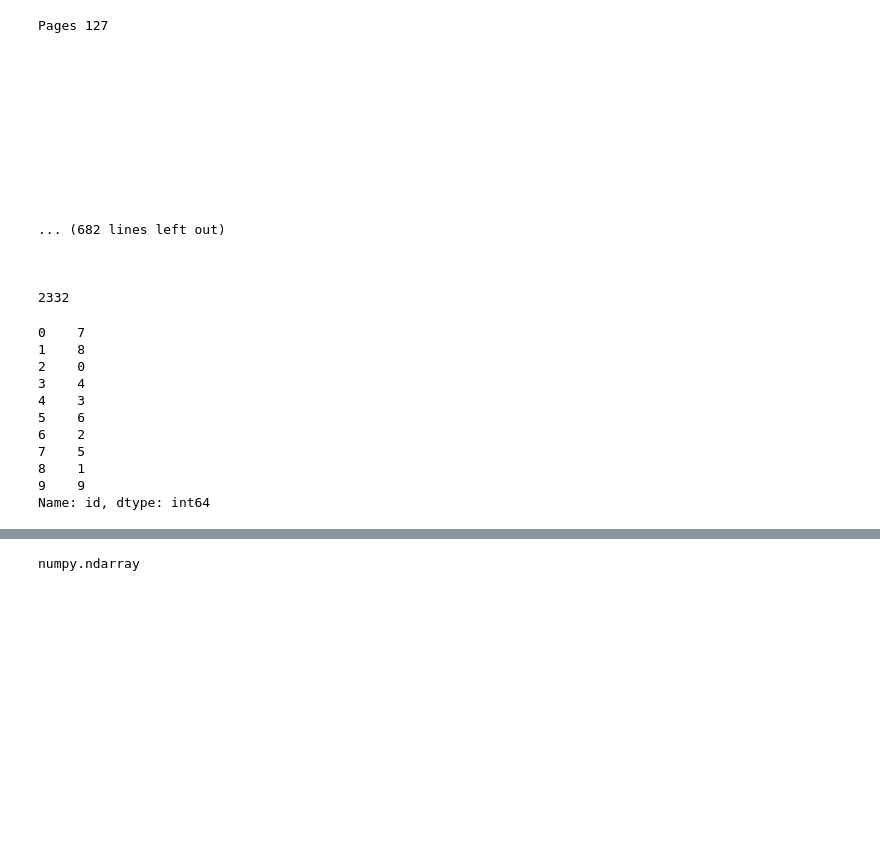
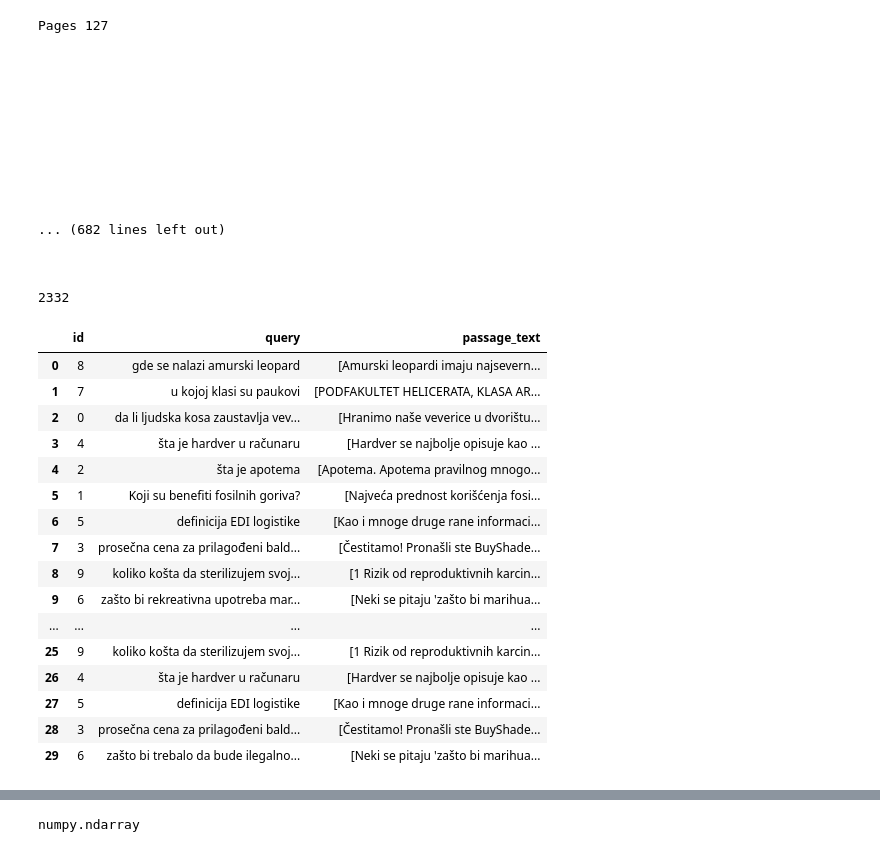
Before and after one commit to smartcat-labs/SRBedding, a Jupyter notebook: translation_pipeline/something.ipynb, the cells around one changed output, grey strips where cells are left out. Drawn from its saved outputs; the diff is of its cells as text; code cells hidden in the pictures; blank space fills up the shorter version.

```diff
--- a/translation_pipeline/something.ipynb
+++ b/translation_pipeline/something.ipynb
@@ -368,19 +368,25 @@ Pages 127
 loaded_table = pq.read_table('datasets/msmarco.parquet')
 df = loaded_table.to_pandas()
 # %%
-df['id']
+df
 # %% [output]
-0    7
-1    8
-2    0
-3    4
-4    3
-5    6
-6    2
-7    5
-8    1
-9    9
-Name: id, dtype: int64
+|  | id | query | passage_text |
+| 0 | 8 | gde se nalazi amurski leopard | [Amurski leopardi imaju najsevern... |
+| 1 | 7 | u kojoj klasi su paukovi | [PODFAKULTET HELICERATA, KLASA AR... |
+| 2 | 0 | da li ljudska kosa zaustavlja vev... | [Hranimo naše veverice u dvorištu... |
+| 3 | 4 | šta je hardver u računaru | [Hardver se najbolje opisuje kao ... |
+| 4 | 2 | šta je apotema | [Apotema. Apotema pravilnog mnogo... |
+| 5 | 1 | Koji su benefiti fosilnih goriva? | [Najveća prednost korišćenja fosi... |
+| 6 | 5 | definicija EDI logistike | [Kao i mnoge druge rane informaci... |
+| 7 | 3 | prosečna cena za prilagođeni bald... | [Čestitamo! Pronašli ste BuyShade... |
+| 8 | 9 | koliko košta da sterilizujem svoj... | [1 Rizik od reproduktivnih karcin... |
+| 9 | 6 | zašto bi rekreativna upotreba mar... | [Neki se pitaju 'zašto bi marihua... |
+| ... | ... | ... | ... |
+| 25 | 9 | koliko košta da sterilizujem svoj... | [1 Rizik od reproduktivnih karcin... |
+| 26 | 4 | šta je hardver u računaru | [Hardver se najbolje opisuje kao ... |
+| 27 | 5 | definicija EDI logistike | [Kao i mnoge druge rane informaci... |
+| 28 | 3 | prosečna cena za prilagođeni bald... | [Čestitamo! Pronašli ste BuyShade... |
+| 29 | 6 | zašto bi trebalo da bude ilegalno... | [Neki se pitaju 'zašto bi marihua... |
 # %%
 loaded_table = pq.read_table('datasets/naquestions.parquet')
 df_natural_language = loaded_table.to_pandas()
```
Also changed, not shown: parts of 3 cells of this notebook, 6 other files.
